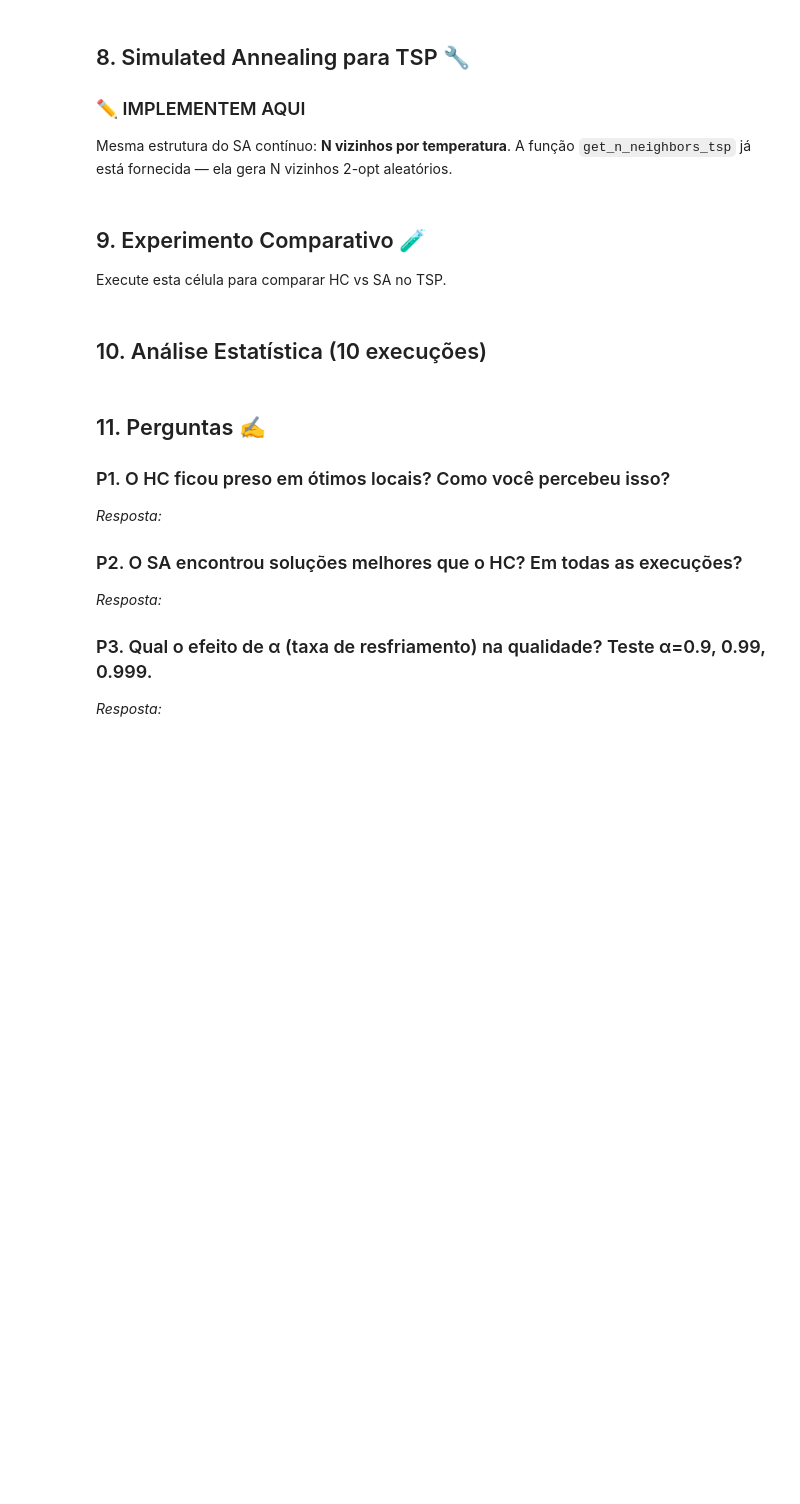
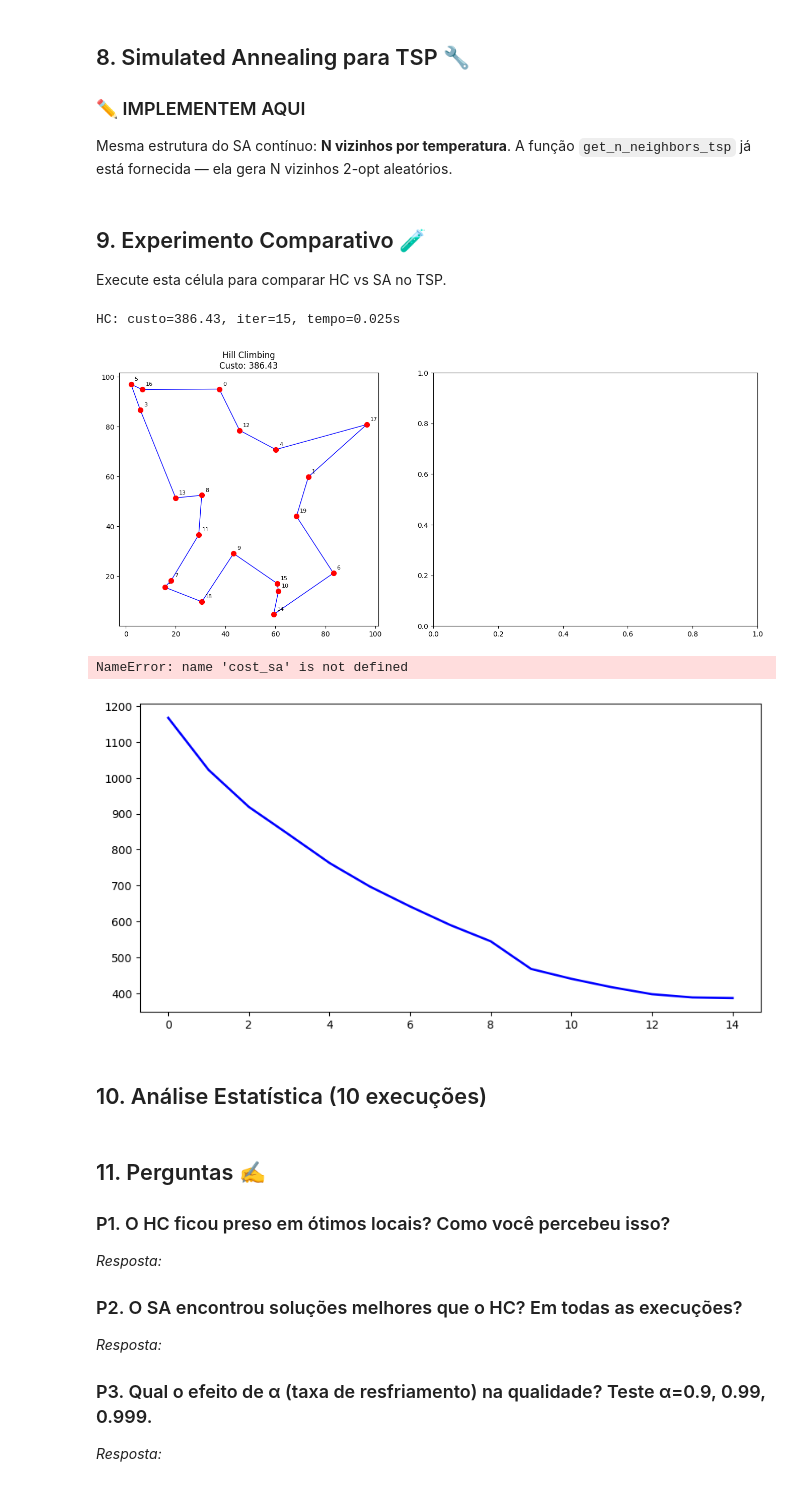
Before and after one commit to phael-exe/Heuristicas_ModelagemMultiobjetivo, a Jupyter notebook: semana5_busca_local_aluno_v2.ipynb, the cells around one changed output. Drawn from its saved outputs; the diff is of its cells as text; code cells hidden in the pictures; blank space fills up the shorter version.

Commit message:
implementando hill climbing para problema do caixeiro viajante

```diff
--- a/semana5_busca_local_aluno_v2.ipynb
+++ b/semana5_busca_local_aluno_v2.ipynb
@@ -257,17 +260,15 @@ plt.show()
 # %%
 def two_opt_swap(tour, i, j):
     """Aplica 2-opt: inverte o segmento tour[i:j+1]."""
-    # TODO: retornar novo tour com segmento [i..j] invertido
-    # Dica: tour[:i] + tour[i:j+1][::-1] + tour[j+1:]
-    pass  # remover
+    return tour[:i] + tour[i:j+1][::-1] + tour[j+1:]
 
 def get_2opt_neighbors(tour):
     """Gera todos os vizinhos 2-opt do tour."""
     neighbors = []
     n = len(tour)
-    # TODO: para cada par (i, j) com 1 <= i < j < n:
-    #   gerar two_opt_swap(tour, i, j) e adicionar a neighbors
-    pass  # remover
+    for i in range(1, n-1):
+        for j in range(i+1, n):
+            neighbors.append(two_opt_swap(tour, i, j))
     return neighbors
 # %% [markdown]
 ## 7. Hill Climbing para TSP 🔧
@@ -279,13 +280,22 @@ def hill_climbing_tsp(tsp_instance, max_iter=1000):
     cost = tsp_instance.tour_cost(tour)
     history = [cost]
 
-    # TODO: loop principal
-    # 1. Gerar todos os vizinhos 2-opt
-    # 2. Encontrar o melhor (menor custo)
-    # 3. Se melhor que atual, mover. Senão, parar.
-    # 4. Registrar custo em history
+    for _ in range(max_iter):
+        # 1. Gera todos os vizinhos 2-opt
+        vizinhos = get_2opt_neighbors(tour)
 
-    pass  # remover
+        # 2. Encontra o melhor (menor custo)
+        custos = [tsp_instance.tour_cost(v) for v in vizinhos]
+        best_idx = int(np.argmin(custos))
+        best_cost = custos[best_idx]
+
+        # 3. Só move se melhorar; senão, ótimo local → para
+        if best_cost < cost:
+            tour = vizinhos[best_idx]
+            cost = best_cost
+            history.append(cost)
+        else:
+            break
 
     return tour, cost, history
 # %% [markdown]
@@ -351,30 +361,35 @@ Execute esta célula para comparar HC vs SA no TSP.
 # %%
 # Rodar HC e SA
 t0 = time.time()
 tour_hc, cost_hc, hist_hc = hill_climbing_tsp(tsp)
 time_hc = time.time() - t0
 
 t0 = time.time()
-tour_sa, cost_sa, hist_sa = sa_tsp(tsp, T0=1000, alpha=0.995, max_iter=10000)
-time_sa = time.time() - t0
+#tour_sa, cost_sa, hist_sa = sa_tsp(tsp, T0=1000, alpha=0.995, max_iter=10000)
+#time_sa = time.time() - t0
 
 print(f'HC: custo={cost_hc:.2f}, iter={len(hist_hc)}, tempo={time_hc:.3f}s')
-print(f'SA: custo={cost_sa:.2f}, iter={len(hist_sa)}, tempo={time_sa:.3f}s')
-print(f'Melhoria SA vs HC: {(cost_hc-cost_sa)/cost_hc*100:.1f}%')
+#print(f'SA: custo={cost_sa:.2f}, iter={len(hist_sa)}, tempo={time_sa:.3f}s')
+#print(f'Melhoria SA vs HC: {(cost_hc-cost_sa)/cost_hc*100:.1f}%')
 
 # Visualizar tours
 fig, axes = plt.subplots(1, 2, figsize=(14, 6))
 tsp.plot_tour(tour_hc, 'Hill Climbing', ax=axes[0])
-tsp.plot_tour(tour_sa, 'Simulated Annealing', ax=axes[1])
+#tsp.plot_tour(tour_sa, 'Simulated Annealing', ax=axes[1])
 plt.tight_layout(); plt.show()
 
 # Convergência
 fig, ax = plt.subplots(figsize=(10, 5))
 ax.plot(hist_hc, 'b-', linewidth=2, label=f'HC (final: {cost_hc:.1f})')
 ax.plot(hist_sa, 'r-', alpha=0.6, linewidth=0.5, label=f'SA (final: {cost_sa:.1f})')
 ax.set_xlabel('Iteração'); ax.set_ylabel('Custo do Tour')
 ax.set_title('Convergência: HC vs SA no TSP')
 ax.legend(); plt.tight_layout(); plt.show()
+# %% [output]
+HC: custo=386.43, iter=15, tempo=0.025s
+[figure, added]
+NameError: name 'cost_sa' is not defined
+[figure, added]
 # %% [markdown]
 ## 10. Análise Estatística (10 execuções)
 # %%
```
Also changed, not shown: parts of 1 cell of this notebook.
